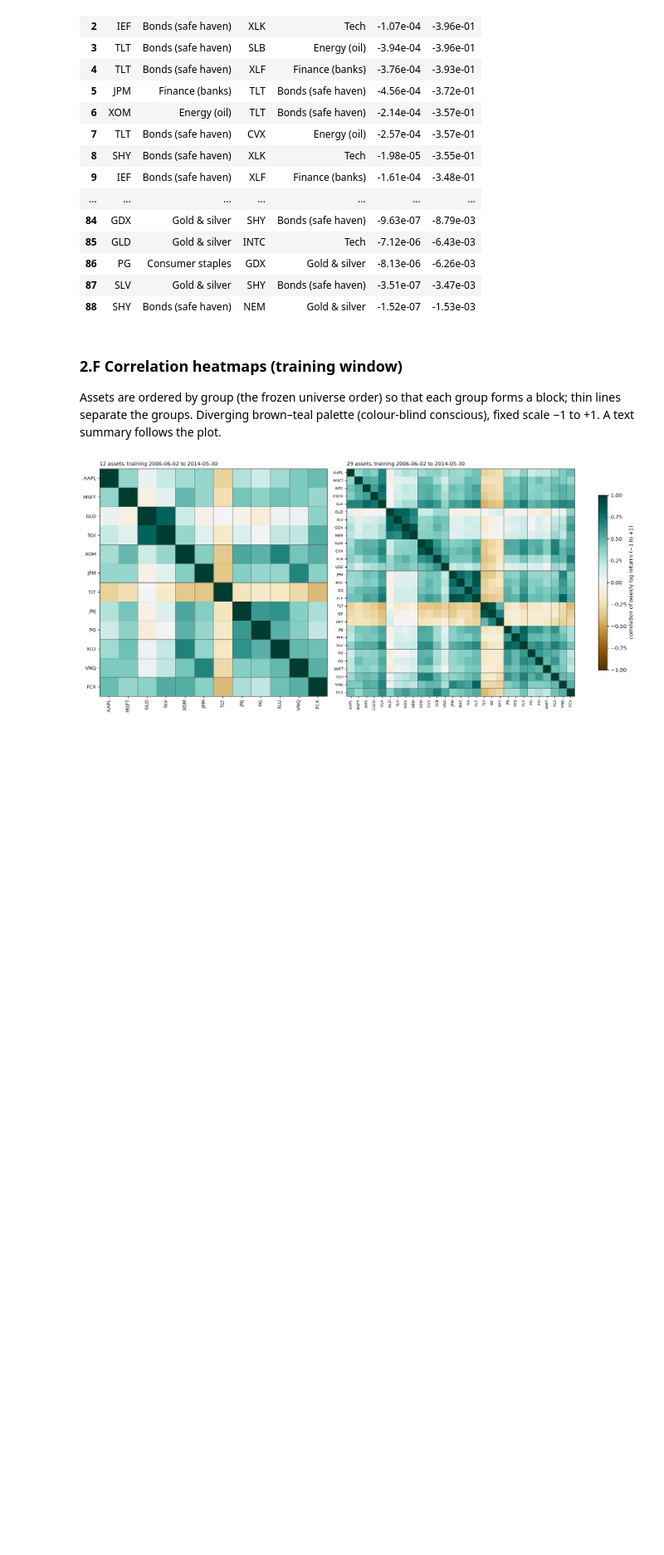
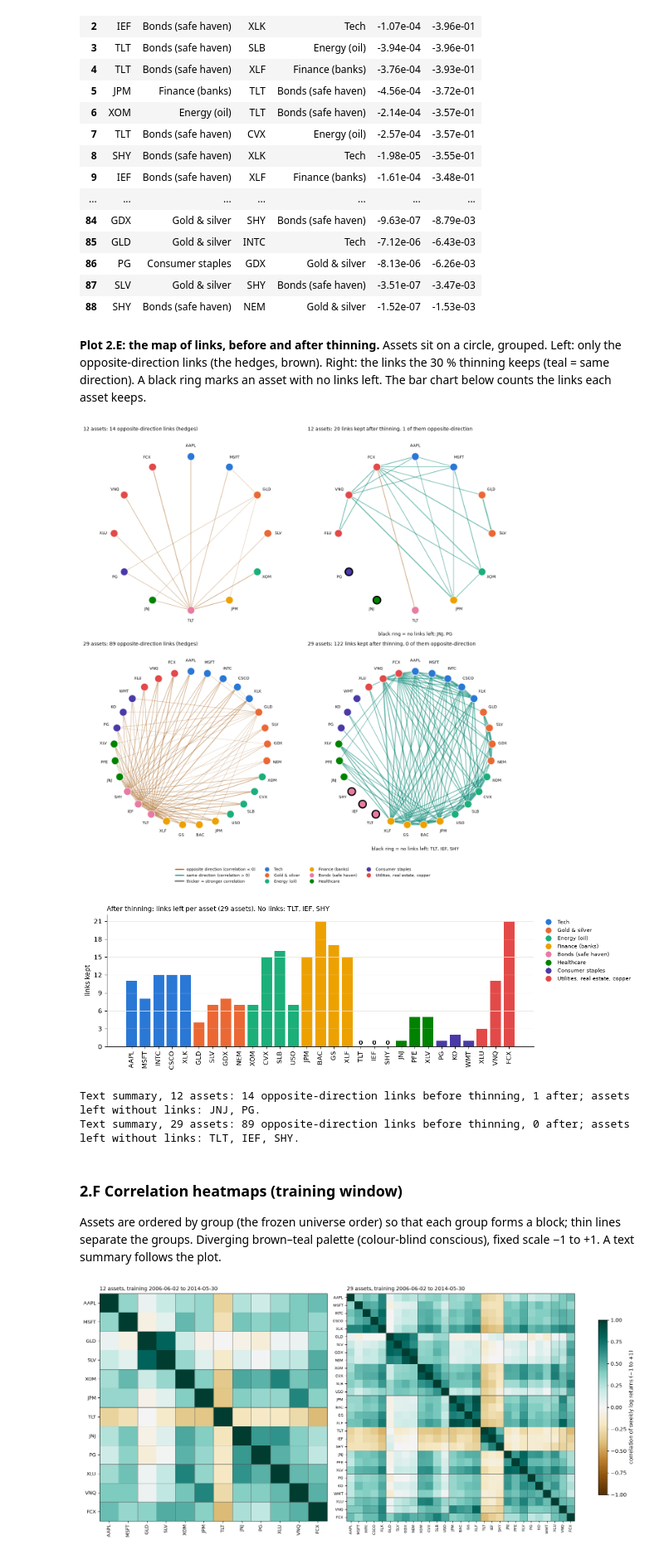
Before and after one commit to Oussema-t/zollerqu-qollab, a Jupyter notebook: stocks/stock_idea_ZollerQu.ipynb, the cells around one changed output. Shown at 83% size. Drawn from its saved outputs; the diff is of its cells as text; code cells hidden in the pictures; blank space fills up the shorter version.

```diff
--- a/stocks/stock_idea_ZollerQu.ipynb
+++ b/stocks/stock_idea_ZollerQu.ipynb
@@ -687,6 +760,83 @@ All negative pairs, n = 29 (most negative first):
 | 86 | PG | Consumer staples | GDX | Gold & silver | -8.13e-06 | -6.26e-03 |
 | 87 | SLV | Gold & silver | SHY | Bonds (safe haven) | -3.51e-07 | -3.47e-03 |
 | 88 | SHY | Bonds (safe haven) | NEM | Gold & silver | -1.52e-07 | -1.53e-03 |
+# %% [markdown]
+**Plot 2.E: the map of links, before and after thinning.** Assets sit on a circle, grouped. Left: only the opposite-direction links (the hedges, brown). Right: the links the 30 % thinning keeps (teal = same direction). A black ring marks an asset with no links left. The bar chart below counts the links each asset keeps.
+# %%
+def circle_positions(tickers):
+    order = [t for t in kaggle_data.TICKERS if t in tickers]  # grouped, frozen order
+    angles = np.linspace(np.pi / 2, np.pi / 2 - 2 * np.pi, len(order), endpoint=False)
+    return {t: (np.cos(a), np.sin(a)) for t, a in zip(order, angles)}
+
+sparse_graphs = {n: graph.sparsify(train_stats[n].cov) for n in RUN_SIZES}
+fig, axes = plt.subplots(len(RUN_SIZES), 2, figsize=(13, 6.6 * len(RUN_SIZES)), squeeze=False)
+for row, n in enumerate(RUN_SIZES):
+    st, tickers, sg = train_stats[n], selected[n], sparse_graphs[n]
+    pos = circle_positions(tickers)
+    iu, ju = np.triu_indices(n, 1)
+    hedges = [(int(i), int(j)) for i, j in zip(iu, ju) if st.cov[i, j] < 0]
+    isolated = {tickers[k] for k in sg.report["isolated_nodes"]}
+    panels = [(f"{n} assets: {len(hedges)} opposite-direction links (hedges)", hedges, set()),
+              (f"{n} assets: {len(sg.edges)} links kept after thinning, {sg.report['kept_negative_edges']} of them opposite-direction",
+               sg.edges, isolated)]
+    for ax, (title, edges, ringed) in zip(axes[row], panels):
+        for i, j in edges:
+            (x1, y1), (x2, y2) = pos[tickers[i]], pos[tickers[j]]
+            ax.plot([x1, x2], [y1, y2], color=BROWN if st.cov[i, j] < 0 else TEAL,
+                    linewidth=0.4 + 2.5 * abs(st.corr[i, j]), alpha=0.55, zorder=1)
+        for t, (x, y) in pos.items():
+            ax.scatter(x, y, s=240, color=color_of(t), edgecolor="black" if t in ringed else "white",
+                       linewidth=2.5 if t in ringed else 1, zorder=3)
+            ax.annotate(t, (1.14 * x, 1.14 * y), ha="center", va="center", fontsize=8)
+        if ringed:
+            ax.text(0, -1.33, "black ring = no links left: " + ", ".join(t for t in tickers if t in ringed),
+                    ha="center", fontsize=9)
+        ax.set_title(title, loc="left", fontsize=10)
+        ax.set_aspect("equal")
+        ax.set_xlim(-1.4, 1.4)
+        ax.set_ylim(-1.42, 1.3)
+        ax.axis("off")
+link_handles = [Line2D([], [], color=BROWN, linewidth=2, label="opposite direction (correlation < 0)"),
+                Line2D([], [], color=TEAL, linewidth=2, label="same direction (correlation > 0)"),
+                Line2D([], [], color="#777777", linewidth=3, label="thicker = stronger correlation")]
+fig.legend(handles=link_handles + [Line2D([], [], marker="o", linestyle="", markersize=8, color=c, label=g)
+                                   for g, c in GROUP_COLOR.items()],
+           loc="lower center", ncol=4, frameon=False, fontsize=8)
+fig.tight_layout(rect=(0, 0.05, 1, 1))
+plt.show()
+
+n = large
+st, tickers, sg = train_stats[n], selected[n], sparse_graphs[n]
+order = [t for t in kaggle_data.TICKERS if t in tickers]
+degree = {t: int(sg.mask[tickers.index(t)].sum()) for t in order}
+fig, ax = plt.subplots(figsize=(12, 3.8))
+ax.bar(range(n), [degree[t] for t in order], color=[color_of(t) for t in order])
+for k, t in enumerate(order):
+    if degree[t] == 0:
+        ax.annotate("0", (k, 0), xytext=(0, 3), textcoords="offset points", ha="center", fontsize=9, fontweight="bold")
+ax.set_xticks(range(n), order, rotation=90)
+ax.set_ylabel("links kept")
+from matplotlib.ticker import MaxNLocator
+ax.yaxis.set_major_locator(MaxNLocator(integer=True))
+ax.set_title(f"After thinning: links left per asset ({n} assets). No links: "
+             f"{', '.join(t for t in order if degree[t] == 0) or 'none'}", loc="left", fontsize=10)
+ax.grid(True, axis="y", color="#e5e4df", linewidth=0.6)
+ax.spines[["top", "right"]].set_visible(False)
+group_legend(ax, loc="upper left", bbox_to_anchor=(1.01, 1))
+fig.tight_layout()
+plt.show()
+
+for n in RUN_SIZES:
+    st, sg = train_stats[n], sparse_graphs[n]
+    hedges = int((st.cov[np.triu_indices(n, 1)] < 0).sum())
+    print(f"Text summary, {n} assets: {hedges} opposite-direction links before thinning, "
+          f"{sg.report['kept_negative_edges']} after; assets left without links: "
+          f"{', '.join(selected[n][k] for k in sg.report['isolated_nodes']) or 'none'}.")
+# %% [output]
+[figure, added]
+[figure, added]
+Text summary, 12 assets: 14 opposite-direction links before thinning, 1 after; assets left without links: JNJ, PG.
+Text summary, 29 assets: 89 opposite-direction links before thinning, 0 after; assets left without links: TLT, IEF, SHY.
 # %% [markdown]
 ### 2.F Correlation heatmaps (training window)
 
```
Also changed, not shown: parts of 6 cells of this notebook.
